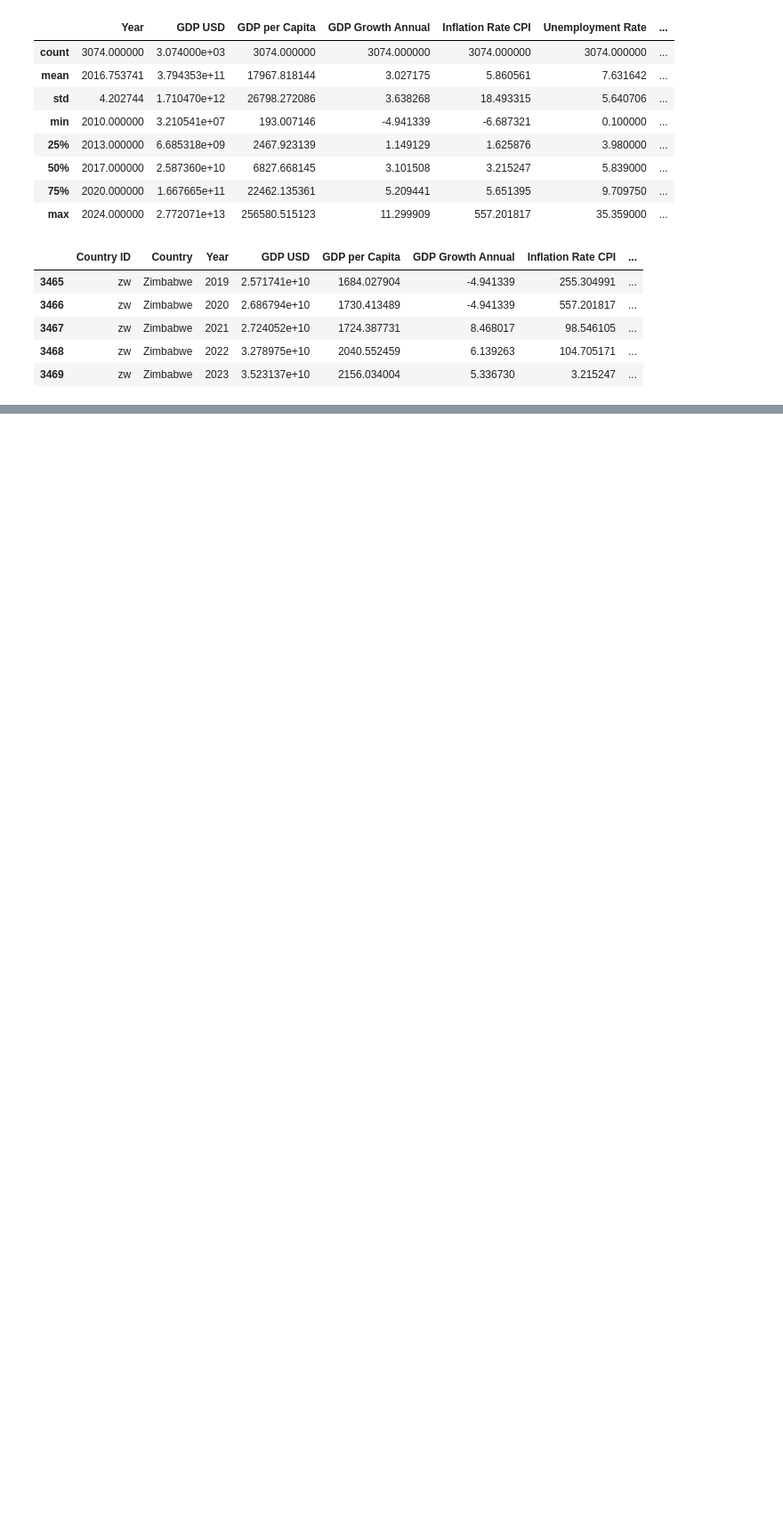
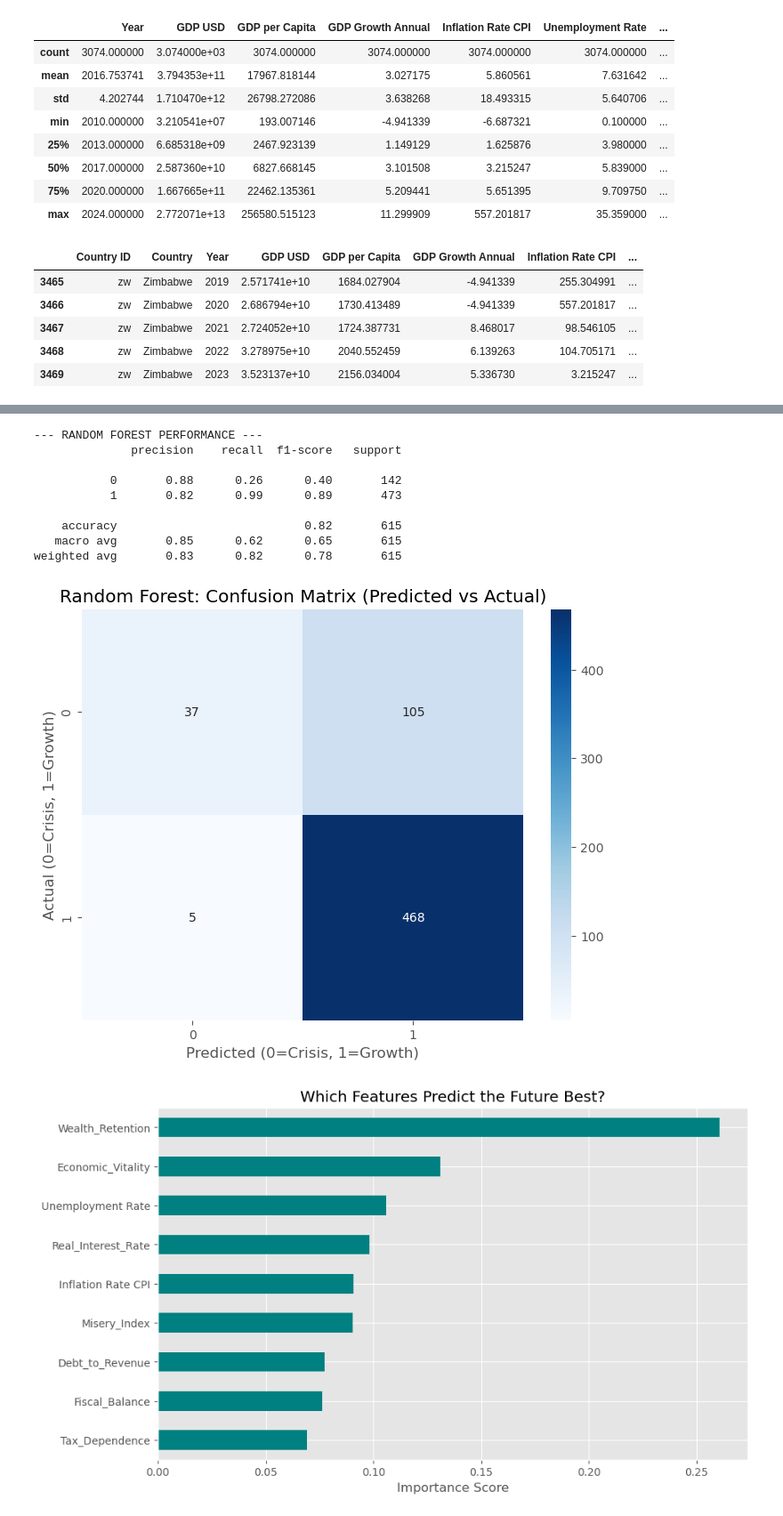
Before and after one commit to abelcholfavour/money_talks_with_Abba, a Jupyter notebook: world_bank.ipynb, the cells around one changed output, grey strips where cells are left out. Shown at 89% size. Saved outputs shown, nothing was run; the diff lists cells and outputs as text; code cells hidden in the pictures; blank space fills up the shorter version.

```diff
--- a/world_bank.ipynb
+++ b/world_bank.ipynb
@@ -552,0 +1137,69 @@ print("LSTM Model Trained Successfully.")
+# %%
+import pandas as pd
+import matplotlib.pyplot as plt
+import seaborn as sns
+from sklearn.model_selection import train_test_split
+from sklearn.ensemble import RandomForestClassifier
+from sklearn.metrics import classification_report, confusion_matrix
+
+# 1. Load your enriched data
+df = pd.read_csv('enriched_tableau_data.csv')
+
+# 2. CREATE THE TARGET (Predicting the Future)
+# We want to predict if GDP Growth will be positive (1) or negative (0) NEXT year.
+df = df.sort_values(['Country', 'Year'])
+df['Next_Year_Growth_Value'] = df.groupby('Country')['GDP Growth Annual'].shift(-1)
+df['Target'] = (df['Next_Year_Growth_Value'] > 0).astype(int)
+
+# Drop the last year of data for each country (because we don't know the 'next year' yet)
+df_ml = df.dropna(subset=['Target'])
+
+# 3. SELECT FEATURES (Combining raw and engineered)
+features = [
+    'Economic_Vitality', 'Wealth_Retention', 'Misery_Index',
+    'Real_Interest_Rate', 'Fiscal_Balance', 'Tax_Dependence',
+    'Debt_to_Revenue', 'Unemployment Rate', 'Inflation Rate CPI'
+]
+
+X = df_ml[features]
+y = df_ml['Target']
+
+# 4. TRAIN/TEST SPLIT (80% Training, 20% Testing)
+X_train, X_test, y_train, y_test = train_test_split(X, y, test_size=0.2, random_state=42, stratify=y)
+
+# 5. INITIALIZE AND TRAIN THE MODEL
+rf_model = RandomForestClassifier(n_estimators=100, max_depth=10, random_state=42)
+rf_model.fit(X_train, y_train)
+
+# 6. EVALUATION: CLASSIFICATION REPORT
+y_pred = rf_model.predict(X_test)
+print("--- RANDOM FOREST PERFORMANCE ---")
+print(classification_report(y_test, y_pred))
+
+# 7. VISUAL 1: CONFUSION MATRIX
+plt.figure(figsize=(8, 6))
+sns.heatmap(confusion_matrix(y_test, y_pred), annot=True, fmt='d', cmap='Blues')
+plt.title('Random Forest: Confusion Matrix (Predicted vs Actual)')
+plt.xlabel('Predicted (0=Crisis, 1=Growth)')
+plt.ylabel('Actual (0=Crisis, 1=Growth)')
+plt.show()
+
+# 8. VISUAL 2: FEATURE IMPORTANCE (The "Voice of Money")
+importance = pd.Series(rf_model.feature_importances_, index=features).sort_values(ascending=True)
+plt.figure(figsize=(10, 6))
+importance.plot(kind='barh', color='teal')
+plt.title('Which Features Predict the Future Best?')
+plt.xlabel('Importance Score')
+plt.show()
+# %% [output]
+--- RANDOM FOREST PERFORMANCE ---
+              precision    recall  f1-score   support
+
+           0       0.88      0.26      0.40       142
+           1       0.82      0.99      0.89       473
+
+    accuracy                           0.82       615
+   macro avg       0.85      0.62      0.65       615
+weighted avg       0.83      0.82      0.78       615
+[figure, added]
+[figure, added]
```
Also changed, not shown: parts of 26 cells of this notebook.
